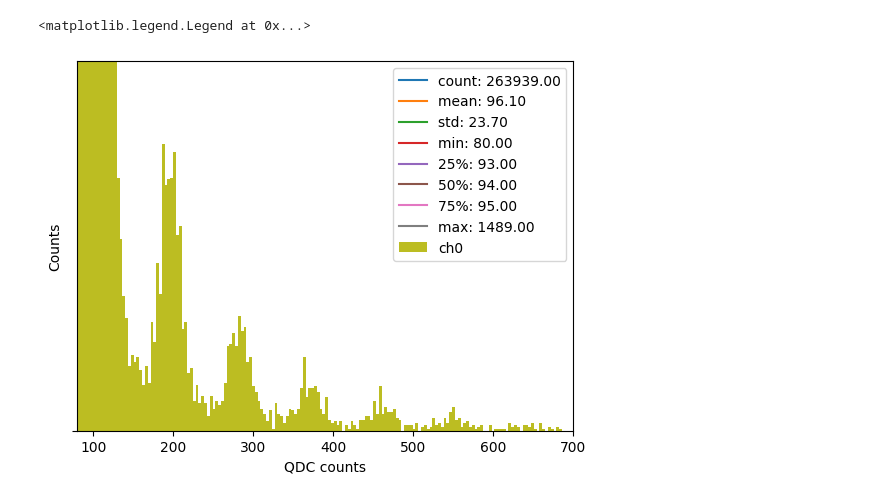
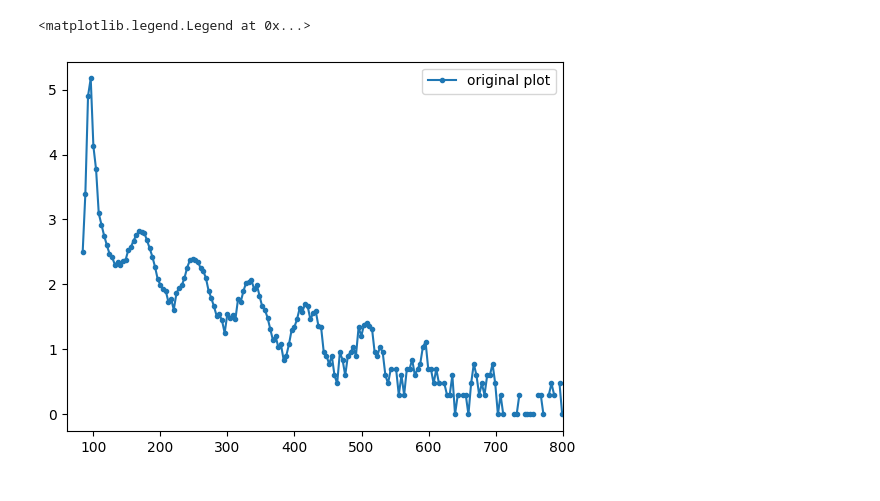
Before and after one commit to keiyinau/LabDataAnalysis, a Jupyter notebook: DataAnalysis_LAB.ipynb, the cells around one changed output. Cells and saved outputs as stored; diff of their text form; code cells hidden in the pictures.

```diff
--- a/DataAnalysis_LAB.ipynb
+++ b/DataAnalysis_LAB.ipynb
@@ -33,14 +28,20 @@ plt.legend()
-# %%
-desc=datas['ch0'].describe()
-legend_lines = [f"{stat}: {value:.2f}" for stat, value in desc.items()]
-for i in legend_lines:
-    plt.plot("",label=i)
-plt.hist(datas["ch0"], bins=400,label='ch0')
-plt.xlabel("QDC counts")
-plt.ylabel("Counts")
-plt.xlim(80,700)
-plt.ylim(0,200)
-plt.legend()
-# %% [output]
-<matplotlib.legend.Legend at 0x...>
-[figure, removed]
+# %%
+datas=pd.read_csv("datas/sipm1_noCoincidence.txt",sep=' ')["ch0"]
+Y,X=np.histogram(datas, bins=300)
+X=(X[1:]+X[:-1])/2
+dydx=np.gradient(Y)
+intY=sp.integrate.simpson(Y,x=X) # integrate all
+y_int = sp.integrate.cumulative_trapezoid(Y, X, initial=0)
+dydx_int = sp.integrate.cumulative_trapezoid(dydx, X, initial=0)
+#plt.plot(X,dydx,".-",label="Derivative of the plot")
+#plt.plot(X,y_int,label="integrated")
+#plt.plot(X,dydx_int,label="derivative then integrate back")
+
+plt.plot(X,np.log10(Y),".-",label="original plot")
+#plt.hist(np.log10(datas), bins=300,label="Original data")
+plt.xlim(60,800)
+#plt.ylim(-150,150)
+plt.legend()
+# %% [output]
+<matplotlib.legend.Legend at 0x...>
+[figure, added]
```
Also changed, not shown: parts of 5 cells of this notebook, 36 other files.
